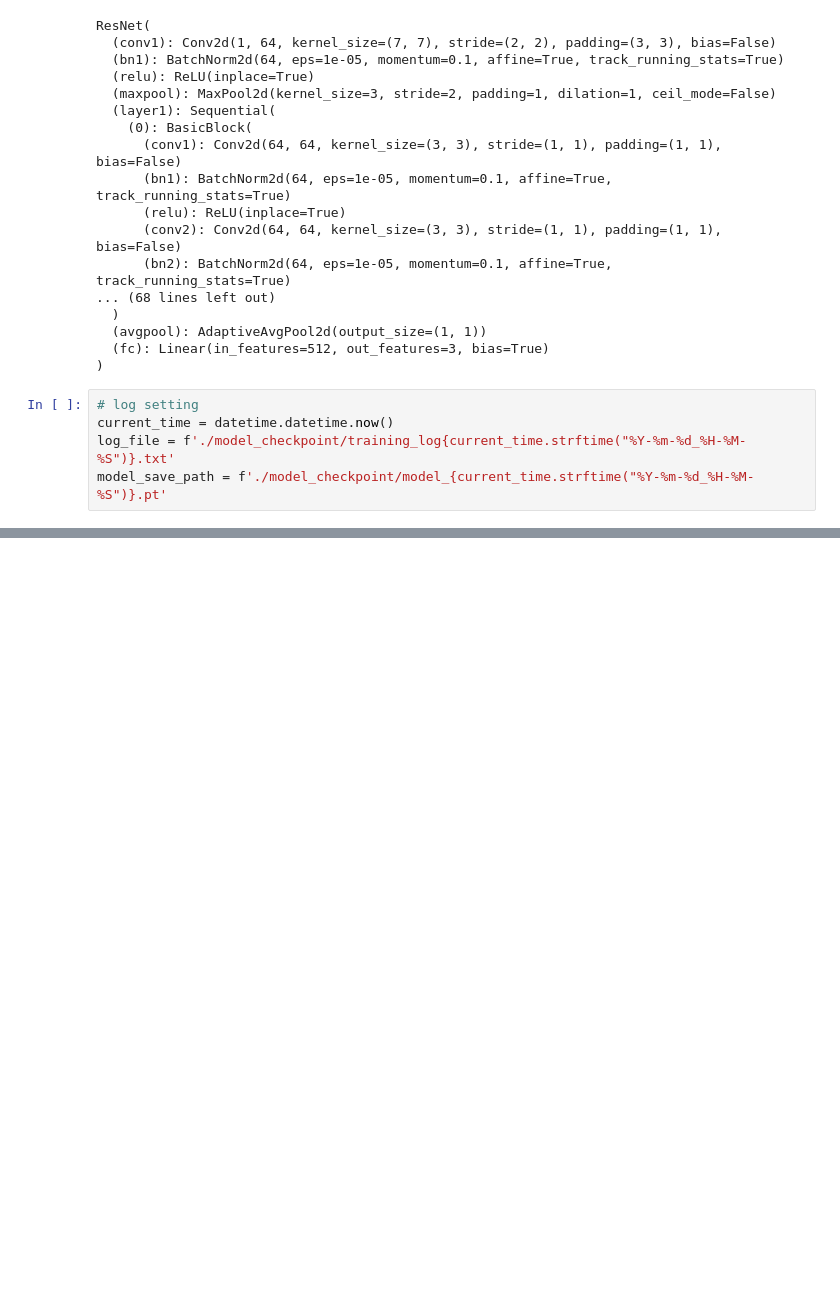
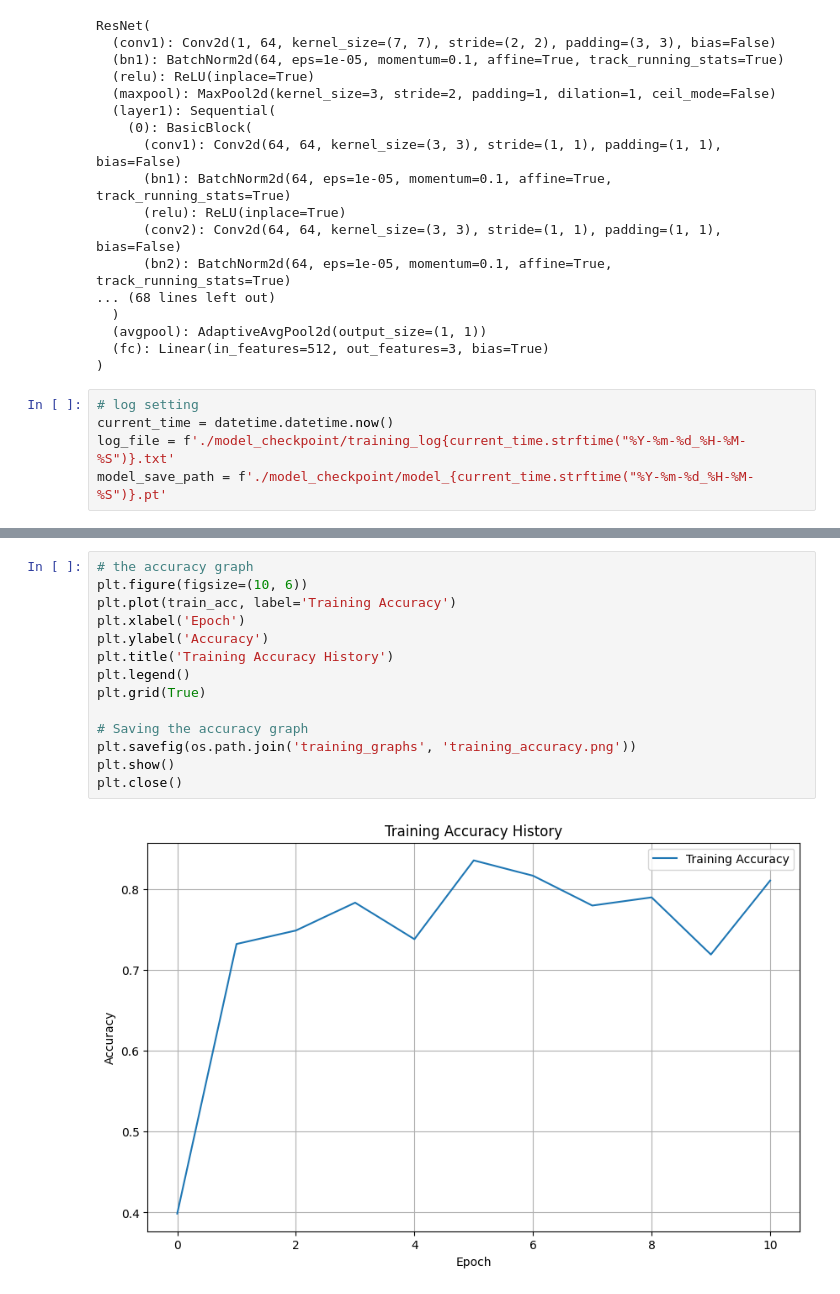
Before and after one commit to ilkinnabiev/fault_recognition, a Jupyter notebook: classification_model.ipynb, the cells around one changed output, grey strips where cells are left out. Drawn from its saved outputs; the diff is of its cells as text; blank space fills up the shorter version.

```diff
--- a/classification_model.ipynb
+++ b/classification_model.ipynb
@@ -224,0 +291,16 @@ torch.save(model.state_dict(), (model_save_path + 'state_dict'))
+# %%
+# the accuracy graph
+plt.figure(figsize=(10, 6))
+plt.plot(train_acc, label='Training Accuracy')
+plt.xlabel('Epoch')
+plt.ylabel('Accuracy')
+plt.title('Training Accuracy History')
+plt.legend()
+plt.grid(True)
+
+# Saving the accuracy graph
+plt.savefig(os.path.join('training_graphs', 'training_accuracy.png'))
+plt.show()
+plt.close()
+# %% [output]
+[figure, added]
```
Also changed, not shown: parts of 13 cells of this notebook, 7 other files.
